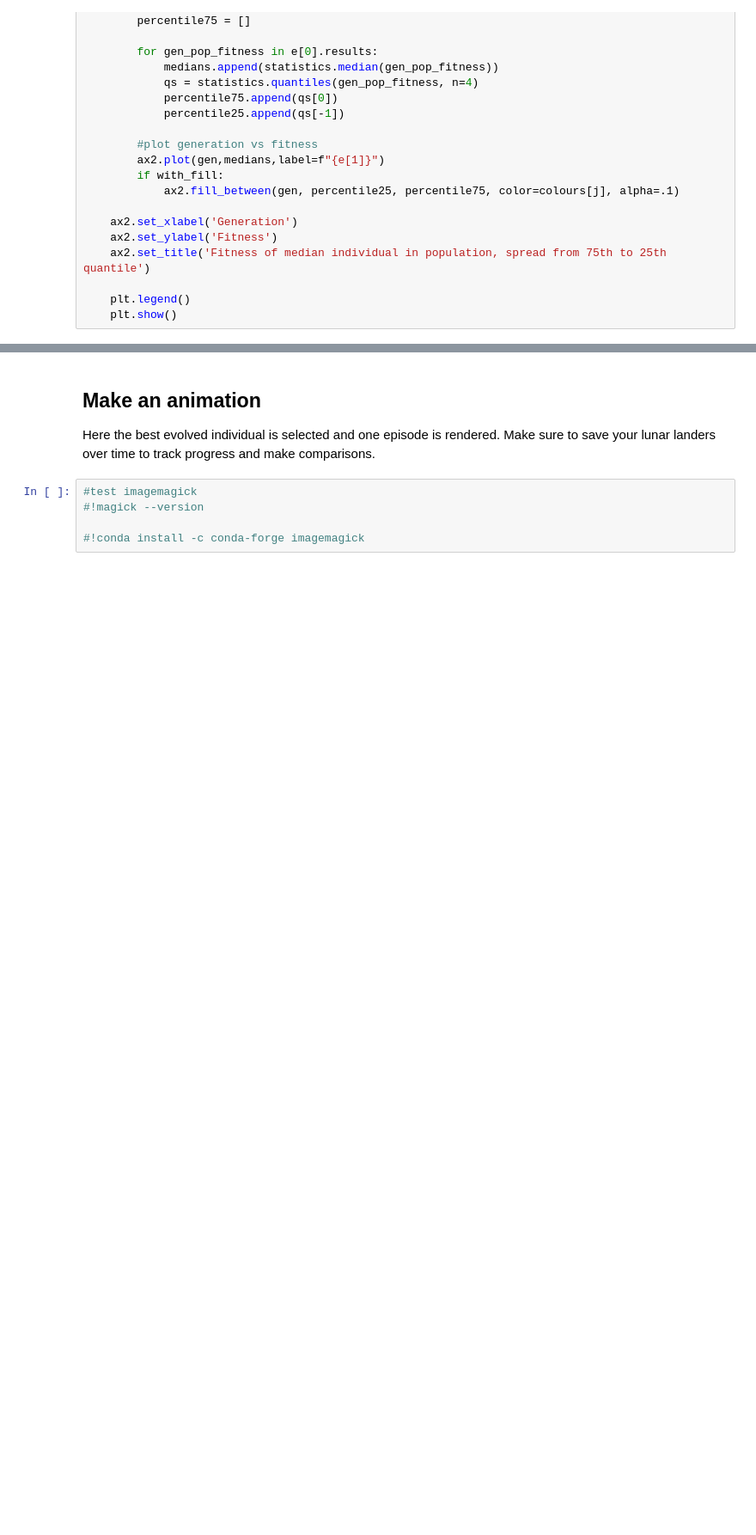
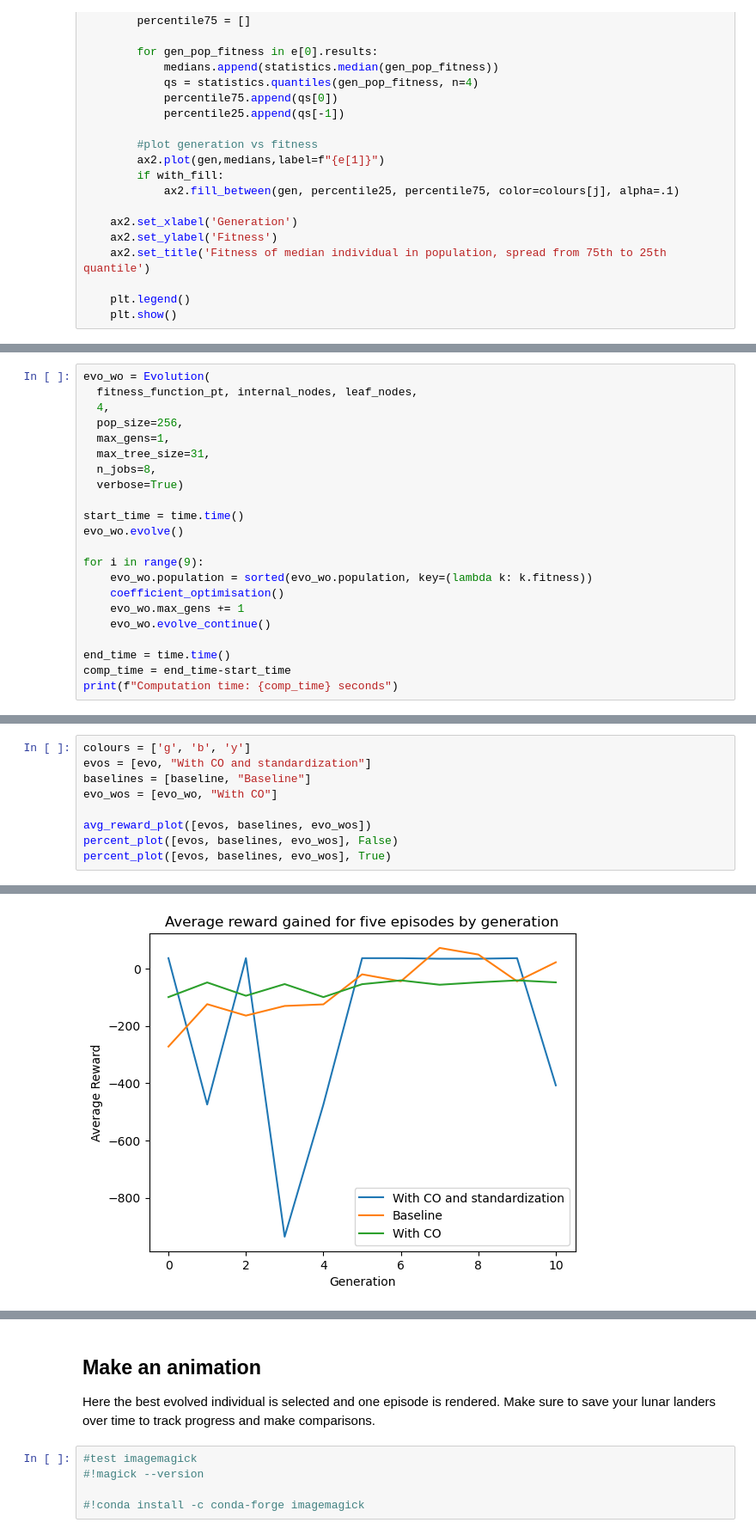
Before and after one commit to anishhdiwan/differentiable_GP_lunarlander, a Jupyter notebook: solution.ipynb, the cells around one changed output, grey strips where cells are left out. Shown at 86% size. Cells and saved outputs as stored; diff of their text form; blank space fills up the shorter version.

```diff
--- a/solution.ipynb
+++ b/solution.ipynb
@@ -365,0 +422,22 @@ AttributeError: 'Evolution' object has no attribute 'results'
+# %%
+evo_wo = Evolution(
+  fitness_function_pt, internal_nodes, leaf_nodes,
+  4,
+  pop_size=256,
+  max_gens=1,
+  max_tree_size=31,
+  n_jobs=8,
+  verbose=True)
+
+start_time = time.time()
+evo_wo.evolve()
+
+for i in range(9):
+    evo_wo.population = sorted(evo_wo.population, key=(lambda k: k.fitness))
+    coefficient_optimisation()
+    evo_wo.max_gens += 1
+    evo_wo.evolve_continue()
+
+end_time = time.time()
+comp_time = end_time-start_time
+print(f"Computation time: {comp_time} seconds")
@@ -365,0 +456,10 @@ AttributeError: 'Evolution' object has no attribute 'results'
+# %%
+colours = ['g', 'b', 'y']
+evos = [evo, "With CO and standardization"]
+baselines = [baseline, "Baseline"]
+evo_wos = [evo_wo, "With CO"]
+
+avg_reward_plot([evos, baselines, evo_wos])
+percent_plot([evos, baselines, evo_wos], False)
+percent_plot([evos, baselines, evo_wos], True)
+# %% [output]
@@ -365,0 +472 @@ AttributeError: 'Evolution' object has no attribute 'results'
+[figure, added]
```
Also changed, not shown: parts of 11 cells of this notebook, 3 other files.
